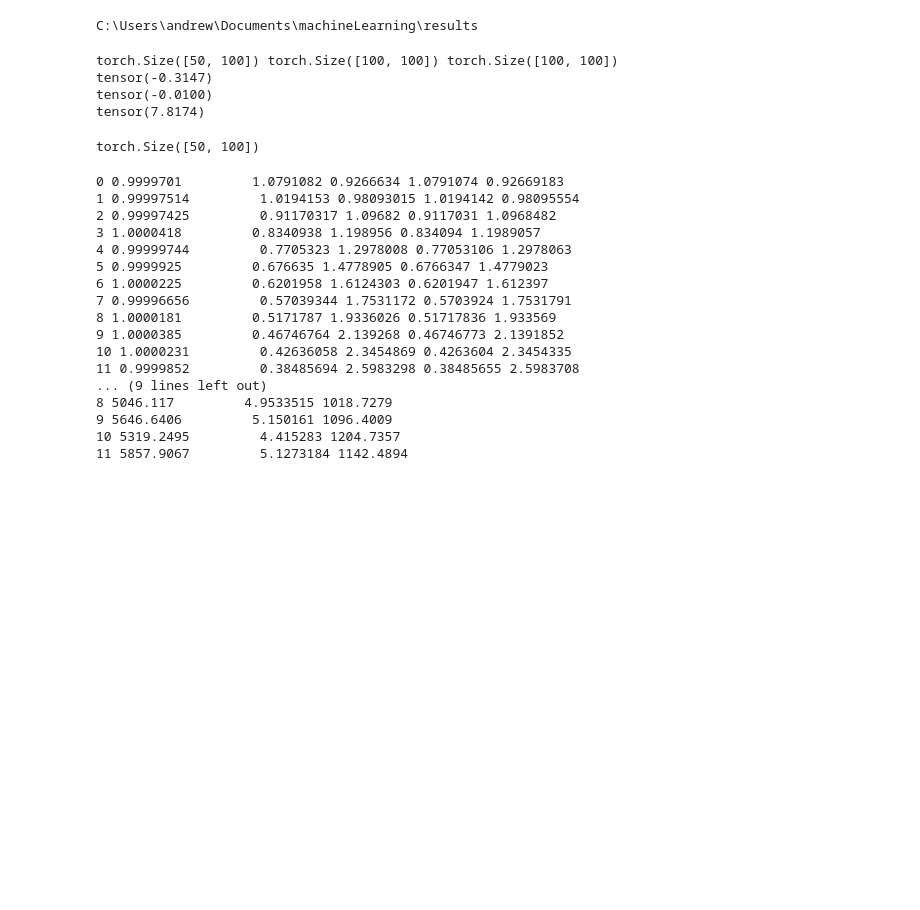
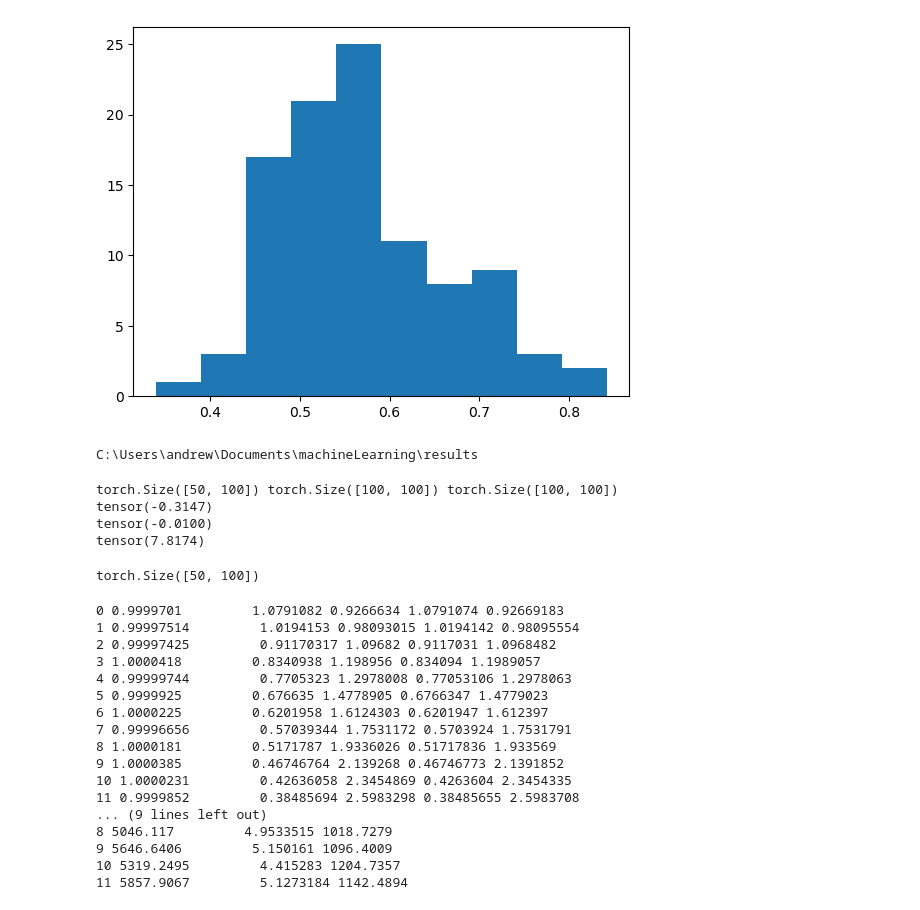
Before and after one commit to landoskape/networkAlignmentAnalysis, a Jupyter notebook: workspace.ipynb, the cells around one changed output. Cells and saved outputs as stored; diff of their text form; code cells hidden in the pictures; blank space fills up the shorter version.

```diff
--- a/workspace.ipynb
+++ b/workspace.ipynb
@@ -30,3 +58,33 @@ using device:  cuda
+# %%
+B, N = 10000, 100
+
+Q = torch.linalg.qr(torch.normal(0, 1, (N, N)))[0] # eigenvectors of X
+D = 1.1**(torch.linspace(1, -N+2, N)) # eigenvalues of X
+U = torch.linalg.qr(torch.normal(0, 1, (N, N)))[0] # rotation of W
+# S=sqrt(D)
+# V=Q
+# W = U @ S @ V.T
+
+preloadings = torch.normal(0, 1, (N, B)) # * torch.sqrt(D).view(-1, 1)
+w, v = utils.smart_pca(preloadings)
+ZCA = v.T @ torch.diag(1/torch.sqrt(w))@v
+loadings = ZCA@preloadings
+scores = loadings * torch.sqrt(D).view(-1, 1)
+X = Q @ scores
+
+w, v = utils.smart_pca(X)
+
+# make weight matrix as rotation of input structure (in X)
+W = U @ torch.diag(torch.sqrt(w)) @ v.T
+
+# measure alignment of W
+alignment = utils.alignment(X.T, W, relative=False)
+
+
+plt.hist(alignment)
+plt.show()
+# %% [output]
+[figure, added]
 # %%
 # TODO
 # 1.1. include additional AlignmentModel methods stored in extra class in base model
```
Also changed, not shown: parts of 3 cells of this notebook, 1 other file.
